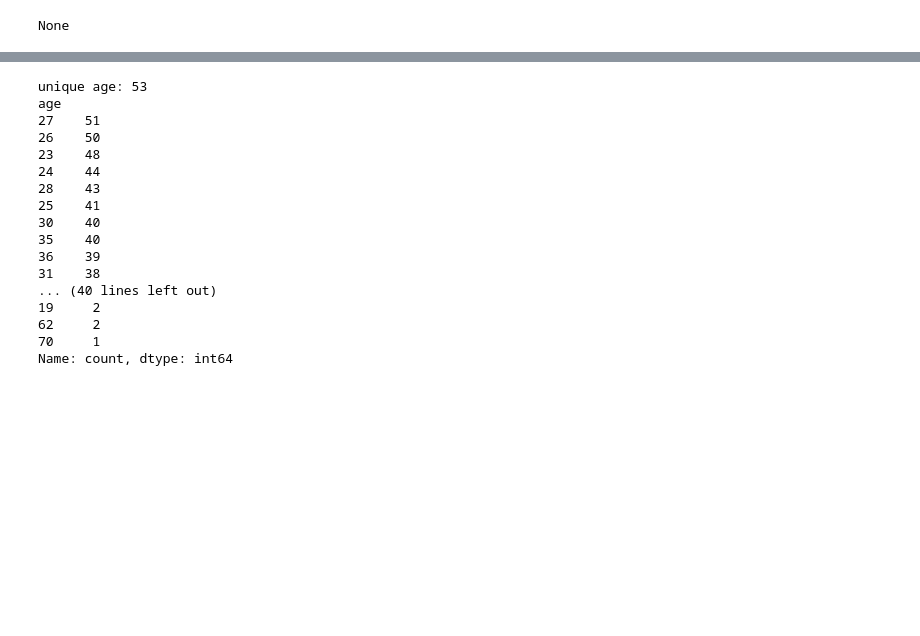
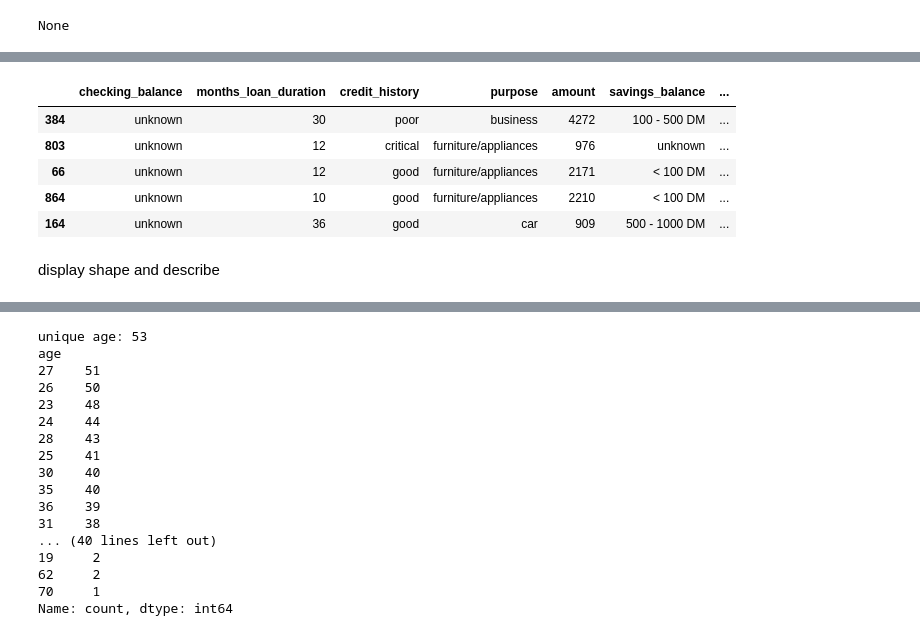
Before and after one commit to AustinCC-CSSO/ACC-ACM-ML-Master-Template, a Jupyter notebook: mastertemplate.ipynb, the cells around one changed output, grey strips where cells are left out. Saved outputs shown, nothing was run; the diff lists cells and outputs as text; code cells hidden in the pictures; blank space fills up the shorter version.

```diff
--- a/mastertemplate.ipynb
+++ b/mastertemplate.ipynb
@@ -243,0 +198,12 @@ display(df.describe().T)
+# %%
+# sample to see random 5 samples from dataset
+df.sample(5)
+# %% [output]
+|  | checking_balance | months_loan_duration | credit_history | purpose | amount | savings_balance | ... |
+| 384 | unknown | 30 | poor | business | 4272 | 100 - 500 DM | ... |
+| 803 | unknown | 12 | critical | furniture/appliances | 976 | unknown | ... |
+| 66 | unknown | 12 | good | furniture/appliances | 2171 | < 100 DM | ... |
+| 864 | unknown | 10 | good | furniture/appliances | 2210 | < 100 DM | ... |
+| 164 | unknown | 36 | good | car | 909 | 500 - 1000 DM | ... |
+# %% [markdown]
+display shape and describe
```
Also changed, not shown: parts of 20 cells of this notebook.
